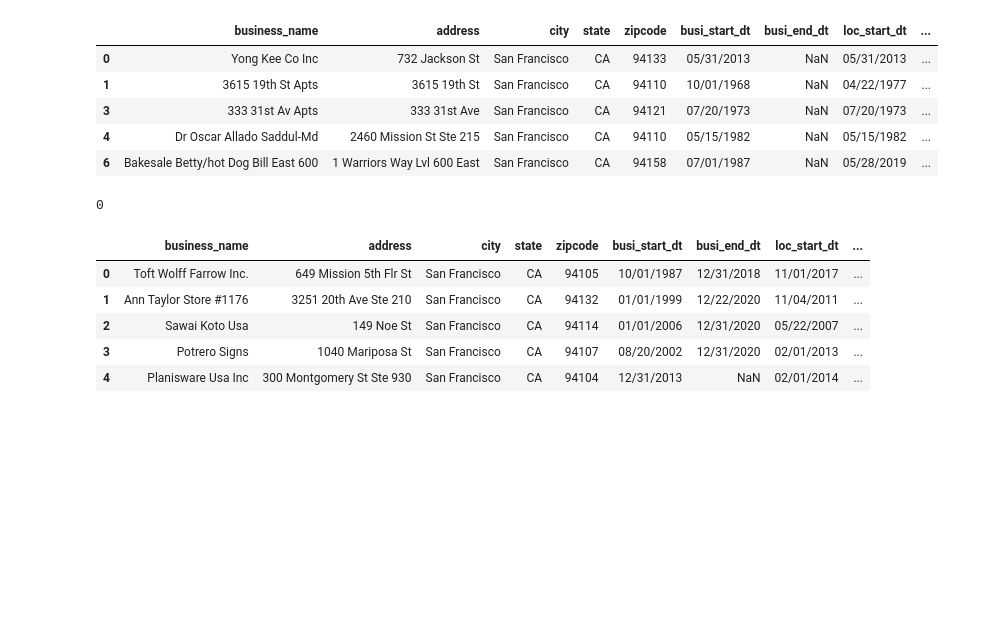
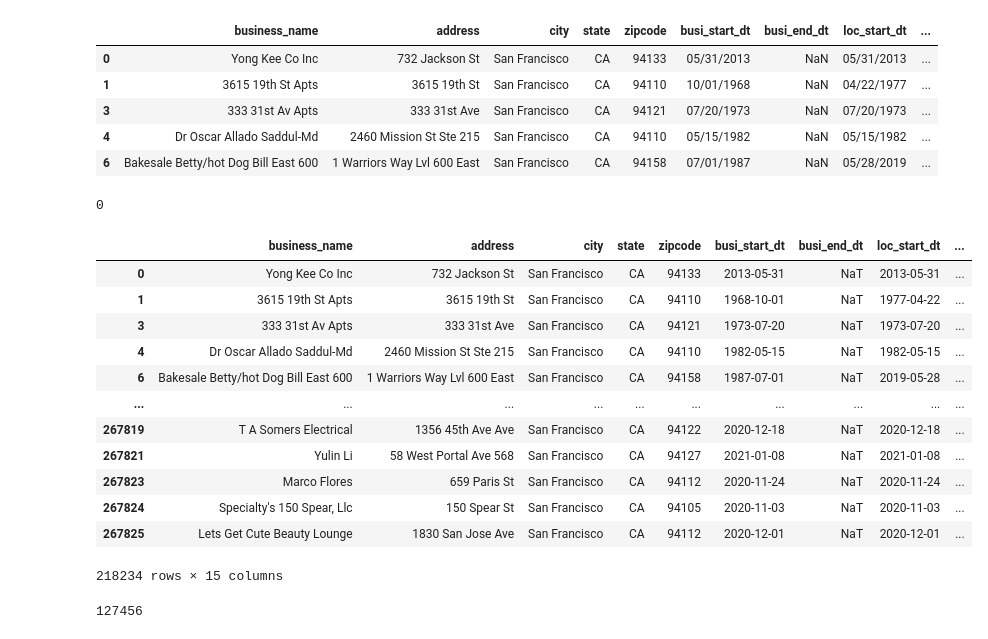
Before and after one commit to katrinan029/project-shutdown, a Jupyter notebook: data/database.ipynb, the cells around one changed output. Saved outputs shown, nothing was run; the diff lists cells and outputs as text; code cells hidden in the pictures; blank space fills up the shorter version.

Commit message:
replacing NaT values, errors encountered

```diff
--- a/data/database.ipynb
+++ b/data/database.ipynb
@@ -203,13 +204,28 @@ merged_df['latitude'].isna().sum()
 # %% [output]
 0
 # %%
-# #change date format
-# #sf_df.iloc[:4,7]=sf_df.iloc[:4,7].apply(pd.to_datetime)
-# sf_df['busi_start_dt']= pd.to_datetime(sf_df['busi_start_dt']).dt.date
-# sf_df['busi_end_dt']= pd.to_datetime(sf_df['busi_end_dt']).dt.date
-# sf_df['loc_start_dt']= pd.to_datetime(sf_df['loc_start_dt']).dt.date
-# sf_df['loc_end_dt']= pd.to_datetime(sf_df['loc_end_dt']).dt.date
-# sf_df
+#change date format
+# merged_df = (merged_df[ merged_df.iloc[:,5:8 ]]).apply(pd.to_datetime)
+
+merged_df['busi_start_dt']= pd.to_datetime(merged_df['busi_start_dt'])
+merged_df['busi_end_dt']= pd.to_datetime(merged_df['busi_end_dt'])
+merged_df['loc_start_dt']= pd.to_datetime(merged_df['loc_start_dt'])
+merged_df['loc_end_dt']= pd.to_datetime(merged_df['loc_end_dt'])
+merged_df
+# %% [output]
+|  | business_name | address | city | state | zipcode | busi_start_dt | busi_end_dt | loc_start_dt | ... |
+| 0 | Yong Kee Co Inc | 732 Jackson St | San Francisco | CA | 94133 | 2013-05-31 | NaT | 2013-05-31 | ... |
+| 1 | 3615 19th St Apts | 3615 19th St | San Francisco | CA | 94110 | 1968-10-01 | NaT | 1977-04-22 | ... |
+| 3 | 333 31st Av Apts | 333 31st Ave | San Francisco | CA | 94121 | 1973-07-20 | NaT | 1973-07-20 | ... |
+| 4 | Dr Oscar Allado Saddul-Md | 2460 Mission St Ste 215 | San Francisco | CA | 94110 | 1982-05-15 | NaT | 1982-05-15 | ... |
+| 6 | Bakesale Betty/hot Dog Bill East 600 | 1 Warriors Way Lvl 600 East | San Francisco | CA | 94158 | 1987-07-01 | NaT | 2019-05-28 | ... |
+| ... | ... | ... | ... | ... | ... | ... | ... | ... | ... |
+| 267819 | T A Somers Electrical | 1356 45th Ave Ave | San Francisco | CA | 94122 | 2020-12-18 | NaT | 2020-12-18 | ... |
+| 267821 | Yulin Li | 58 West Portal Ave 568 | San Francisco | CA | 94127 | 2021-01-08 | NaT | 2021-01-08 | ... |
+| 267823 | Marco Flores | 659 Paris St | San Francisco | CA | 94112 | 2020-11-24 | NaT | 2020-11-24 | ... |
+| 267824 | Specialty's 150 Spear, Llc | 150 Spear St | San Francisco | CA | 94105 | 2020-11-03 | NaT | 2020-11-03 | ... |
+| 267825 | Lets Get Cute Beauty Lounge | 1830 San Jose Ave | San Francisco | CA | 94112 | 2020-12-01 | NaT | 2020-12-01 | ... |
+218234 rows × 15 columns
 # %%
 # #extract year from date format
 # sf_df['busi_start_yr'] = pd.DatetimeIndex(sf_df['busi_start_dt']).year
@@ -217,14 +233,8 @@ merged_df['latitude'].isna().sum()
 # sf_df['loc_start_yr'] = pd.DatetimeIndex(sf_df['loc_start_dt']).year
 # sf_df['loc_end_yr'] = pd.DatetimeIndex(sf_df['loc_end_dt']).year
 # sf_df.head()
-# %%
-#drop null values from busi/loc end dates
-drop_dates_df = merged_df.dropna(subset =['busi_end_dt', 'loc_end_dt'], how='all').reset_index(drop=True)
-drop_dates_df.head()
-# %% [output]
-|  | business_name | address | city | state | zipcode | busi_start_dt | busi_end_dt | loc_start_dt | ... |
-| 0 | Toft Wolff Farrow Inc. | 649 Mission 5th Flr St | San Francisco | CA | 94105 | 10/01/1987 | 12/31/2018 | 11/01/2017 | ... |
-| 1 | Ann Taylor Store #1176 | 3251 20th Ave Ste 210 | San Francisco | CA | 94132 | 01/01/1999 | 12/22/2020 | 11/04/2011 | ... |
-| 2 | Sawai Koto Usa | 149 Noe St | San Francisco | CA | 94114 | 01/01/2006 | 12/31/2020 | 05/22/2007 | ... |
-| 3 | Potrero Signs | 1040 Mariposa St | San Francisco | CA | 94107 | 08/20/2002 | 12/31/2020 | 02/01/2013 | ... |
-| 4 | Planisware Usa Inc | 300 Montgomery St Ste 930 | San Francisco | CA | 94104 | 12/31/2013 | NaN | 02/01/2014 | ... |
+# %%
+count2018 = merged_df[pd.DatetimeIndex(merged_df['busi_start_dt']).year >2009]
+count2018['busi_start_dt'].count()
+# %% [output]
+127456
```
Also changed, not shown: parts of 11 cells of this notebook.
